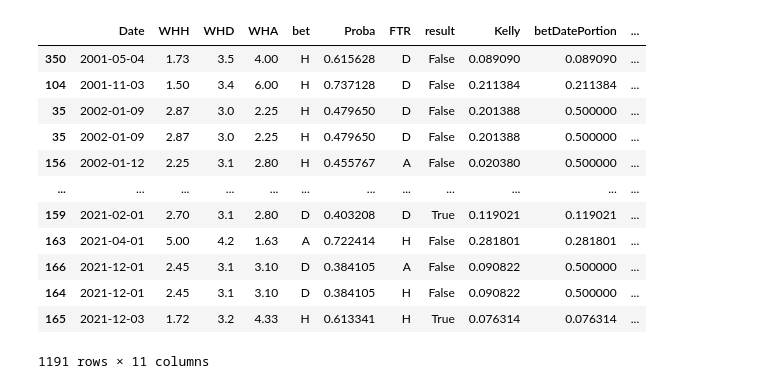
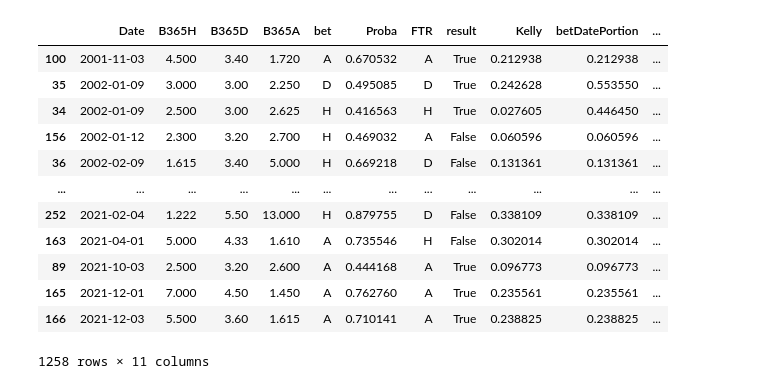
Before and after one commit to tlminhkhoa/AISportBetting, a Jupyter notebook: model2.ipynb, the cells around one changed output. Drawn from its saved outputs; the diff is of its cells as text; code cells hidden in the pictures.

```diff
--- a/model2.ipynb
+++ b/model2.ipynb
@@ -168,11 +150,11 @@ X_trainDate
 def AddKellyCriterion(row):
   bet = row["bet"]
   if bet == "H":
-    odd = row["WHH"]
+    odd = row["B365H"]
   elif bet == "D":
-    odd = row["WHD"]
+    odd = row["B365D"]
   else:
-    odd = row["WHA"]
+    odd = row["B365A"]
 
 
   B = odd - 1
@@ -231,11 +213,11 @@ for row in X_trainDate.iterrows():
 
   bet = row[1]["bet"]
   if bet == "H":
-    odd = row[1]["WHH"]
+    odd = row[1]["B365H"]
   elif bet == "D":
-    odd = row[1]["WHD"]
+    odd = row[1]["B365D"]
   else:
-    odd = row[1]["WHA"]
+    odd = row[1]["B365A"]
   odds.append(odd)
 
   date = row[1]["Date"]
@@ -272,10 +254,10 @@ X_trainDate
 budgetList =[]
 amountList = []
 
-budget = 10
+budget = 1
 countAdd = 0
 countWithDrawal = 0
-WithDrawLimit = 1000
+WithDrawLimit = 10
 WithDrawalList = []
 for date in doneList:
   data = X_trainDate[X_trainDate["Date"] == date]
@@ -285,7 +267,7 @@ for date in doneList:
   budgetList.append(budget)
   amountList.append(lost + gain)
   if budget < 1:
-    budget = 10
+    budget = 1
     countAdd +=1
   if budget > WithDrawLimit:
     WithDrawalList.append(budget - (budget % WithDrawLimit))
@@ -356,11 +338,11 @@ X_testDate
 def AddKellyCriterion(row):
   bet = row["bet"]
   if bet == "H":
-    odd = row["WHH"]
+    odd = row["B365H"]
   elif bet == "D":
-    odd = row["WHD"]
+    odd = row["B365D"]
   else:
-    odd = row["WHA"]
+    odd = row["B365A"]
 
 
   B = odd - 1
@@ -413,49 +395,49 @@ def softmax(vector):
 	return e / e.sum()
 
 doneList = []
 betDatePortion = []
 odds = []
 for row in X_testDate.iterrows():
 
   bet = row[1]["bet"]
   if bet == "H":
-    odd = row[1]["WHH"]
+    odd = row[1]["B365H"]
   elif bet == "D":
-    odd = row[1]["WHD"]
+    odd = row[1]["B365D"]
   else:
-    odd = row[1]["WHA"]
+    odd = row[1]["B365A"]
   odds.append(odd)
 
   date = row[1]["Date"]
   if date in doneList:
     continue
   data = X_testDate[X_testDate["Date"] == date]
 
   if len(data) == 1:
     betDatePortion.append(row[1]["Kelly"])
   else:
     for i in softmax(data["Kelly"]):
       betDatePortion.append(i)
 
   doneList.append(date)
 
 X_testDate["betDatePortion"] = betDatePortion
 X_testDate["odd"] = odds
 X_testDate
 # %% [output]
-|  | Date | WHH | WHD | WHA | bet | Proba | FTR | result | Kelly | betDatePortion | ... |
-| 350 | 2001-05-04 | 1.73 | 3.5 | 4.00 | H | 0.615628 | D | False | 0.089090 | 0.089090 | ... |
-| 104 | 2001-11-03 | 1.50 | 3.4 | 6.00 | H | 0.737128 | D | False | 0.211384 | 0.211384 | ... |
-| 35 | 2002-01-09 | 2.87 | 3.0 | 2.25 | H | 0.479650 | D | False | 0.201388 | 0.500000 | ... |
-| 35 | 2002-01-09 | 2.87 | 3.0 | 2.25 | H | 0.479650 | D | False | 0.201388 | 0.500000 | ... |
-| 156 | 2002-01-12 | 2.25 | 3.1 | 2.80 | H | 0.455767 | A | False | 0.020380 | 0.500000 | ... |
+|  | Date | B365H | B365D | B365A | bet | Proba | FTR | result | Kelly | betDatePortion | ... |
+| 100 | 2001-11-03 | 4.500 | 3.40 | 1.720 | A | 0.670532 | A | True | 0.212938 | 0.212938 | ... |
+| 35 | 2002-01-09 | 3.000 | 3.00 | 2.250 | D | 0.495085 | D | True | 0.242628 | 0.553550 | ... |
+| 34 | 2002-01-09 | 2.500 | 3.00 | 2.625 | H | 0.416563 | H | True | 0.027605 | 0.446450 | ... |
+| 156 | 2002-01-12 | 2.300 | 3.20 | 2.700 | H | 0.469032 | A | False | 0.060596 | 0.060596 | ... |
+| 36 | 2002-02-09 | 1.615 | 3.40 | 5.000 | H | 0.669218 | D | False | 0.131361 | 0.131361 | ... |
 | ... | ... | ... | ... | ... | ... | ... | ... | ... | ... | ... | ... |
-| 159 | 2021-02-01 | 2.70 | 3.1 | 2.80 | D | 0.403208 | D | True | 0.119021 | 0.119021 | ... |
-| 163 | 2021-04-01 | 5.00 | 4.2 | 1.63 | A | 0.722414 | H | False | 0.281801 | 0.281801 | ... |
-| 166 | 2021-12-01 | 2.45 | 3.1 | 3.10 | D | 0.384105 | A | False | 0.090822 | 0.500000 | ... |
-| 164 | 2021-12-01 | 2.45 | 3.1 | 3.10 | D | 0.384105 | H | False | 0.090822 | 0.500000 | ... |
-| 165 | 2021-12-03 | 1.72 | 3.2 | 4.33 | H | 0.613341 | H | True | 0.076314 | 0.076314 | ... |
+| 252 | 2021-02-04 | 1.222 | 5.50 | 13.000 | H | 0.879755 | D | False | 0.338109 | 0.338109 | ... |
+| 163 | 2021-04-01 | 5.000 | 4.33 | 1.610 | A | 0.735546 | H | False | 0.302014 | 0.302014 | ... |
+| 89 | 2021-10-03 | 2.500 | 3.20 | 2.600 | A | 0.444168 | A | True | 0.096773 | 0.096773 | ... |
+| 165 | 2021-12-01 | 7.000 | 4.50 | 1.450 | A | 0.762760 | A | True | 0.235561 | 0.235561 | ... |
+| 166 | 2021-12-03 | 5.500 | 3.60 | 1.615 | A | 0.710141 | A | True | 0.238825 | 0.238825 | ... |
-1191 rows × 11 columns
+1258 rows × 11 columns
 # %%
 budgetList =[]
 amountList = []
```
Also changed, not shown: parts of 25 cells of this notebook, 30 other files.
